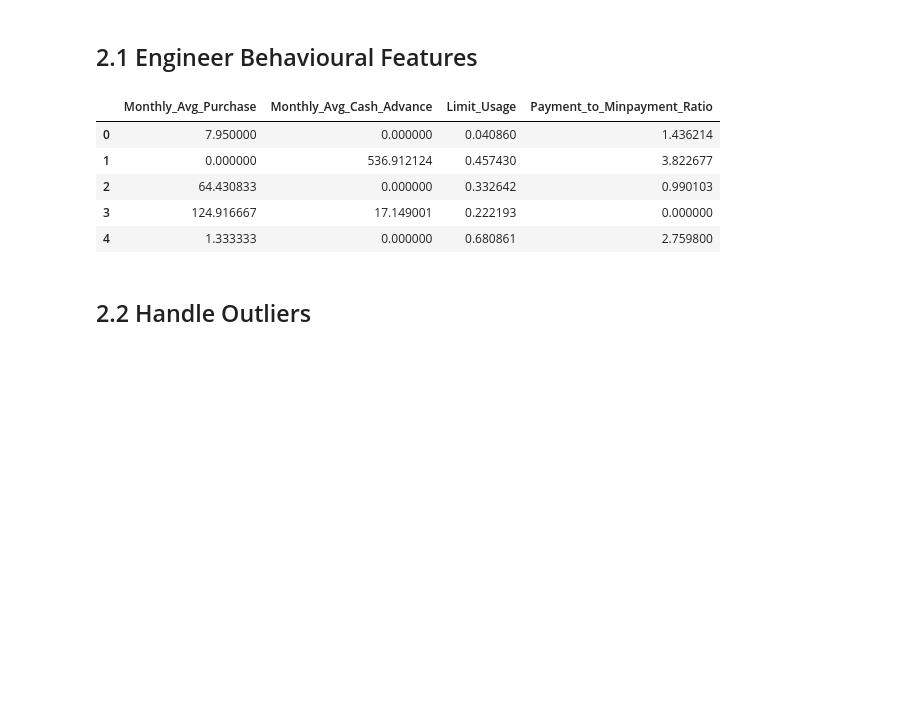
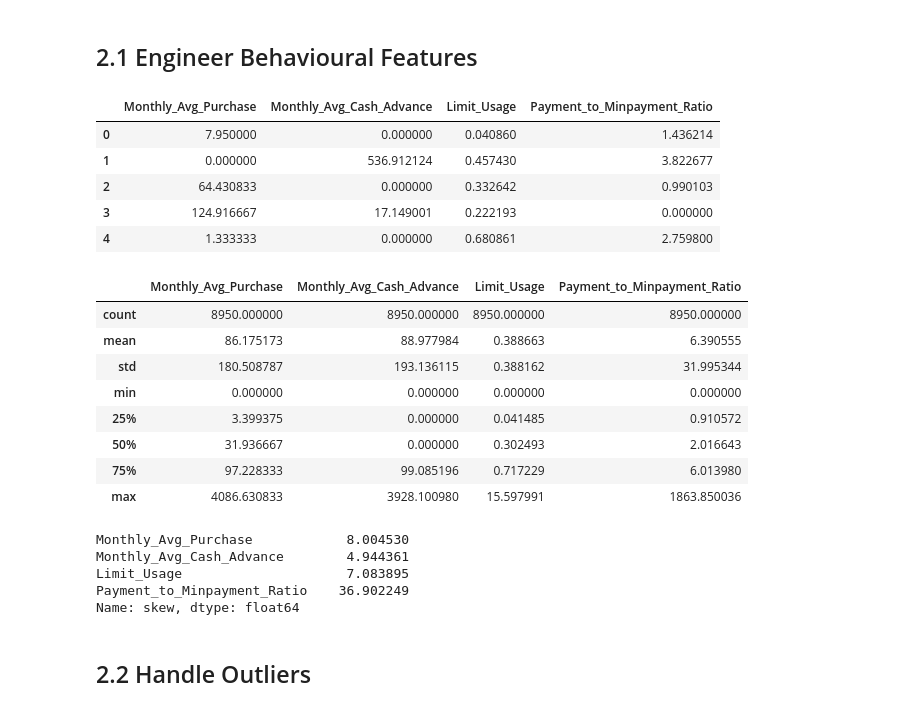
Before and after one commit to krisha12345819/creditcard-segmentation-unsupervised-learning, a Jupyter notebook: CreditCardSegmentation_UnsupervisedLearning.ipynb, the cells around one changed output. Cells and saved outputs as stored; diff of their text form; code cells hidden in the pictures; blank space fills up the shorter version.

```diff
--- a/CreditCardSegmentation_UnsupervisedLearning.ipynb
+++ b/CreditCardSegmentation_UnsupervisedLearning.ipynb
@@ -292,19 +292,40 @@ df["Payment_to_Minpayment_Ratio"] = df["PAYMENTS"] / (df["MINIMUM_PAYMENTS"] + 1
 # %%
 # Print the resulting feature-engineered DataFrame — one row per customer — and .describe() on the new columns. Note the range and skewness of each.
 
-df[[
+engineered_cols = [
     "Monthly_Avg_Purchase",
     "Monthly_Avg_Cash_Advance",
     "Limit_Usage",
     "Payment_to_Minpayment_Ratio"
-]].head()
+]
+
+display(df[engineered_cols].head())
+
+desc = df[engineered_cols].describe()
+skew = df[engineered_cols].skew().rename("skew")
+display(desc)
+display(skew)
 # %% [output]
 |  | Monthly_Avg_Purchase | Monthly_Avg_Cash_Advance | Limit_Usage | Payment_to_Minpayment_Ratio |
 | 0 | 7.950000 | 0.000000 | 0.040860 | 1.436214 |
 | 1 | 0.000000 | 536.912124 | 0.457430 | 3.822677 |
 | 2 | 64.430833 | 0.000000 | 0.332642 | 0.990103 |
 | 3 | 124.916667 | 17.149001 | 0.222193 | 0.000000 |
 | 4 | 1.333333 | 0.000000 | 0.680861 | 2.759800 |
+|  | Monthly_Avg_Purchase | Monthly_Avg_Cash_Advance | Limit_Usage | Payment_to_Minpayment_Ratio |
+| count | 8950.000000 | 8950.000000 | 8950.000000 | 8950.000000 |
+| mean | 86.175173 | 88.977984 | 0.388663 | 6.390555 |
+| std | 180.508787 | 193.136115 | 0.388162 | 31.995344 |
+| min | 0.000000 | 0.000000 | 0.000000 | 0.000000 |
+| 25% | 3.399375 | 0.000000 | 0.041485 | 0.910572 |
+| 50% | 31.936667 | 0.000000 | 0.302493 | 2.016643 |
+| 75% | 97.228333 | 99.085196 | 0.717229 | 6.013980 |
+| max | 4086.630833 | 3928.100980 | 15.597991 | 1863.850036 |
+Monthly_Avg_Purchase            8.004530
+Monthly_Avg_Cash_Advance        4.944361
+Limit_Usage                     7.083895
+Payment_to_Minpayment_Ratio    36.902249
+Name: skew, dtype: float64
 # %% [markdown]
 ## 2.2  Handle Outliers
 # %%
```
Also changed, not shown: parts of 20 cells of this notebook, 1 other file.
